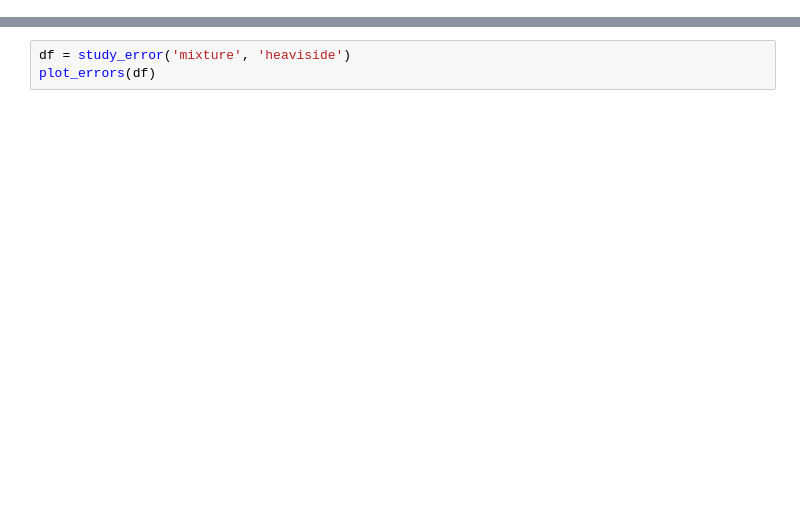
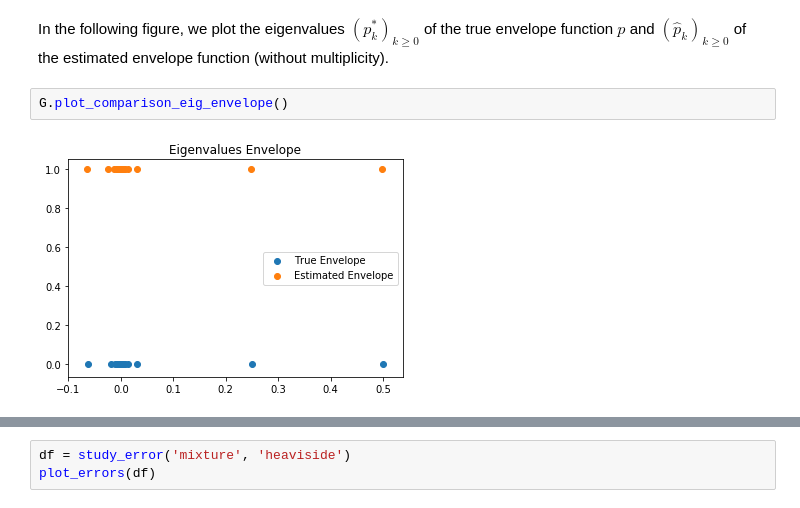
Before and after one commit to quentin-duchemin/Markovian-random-geometric-graph, a Jupyter notebook: Experiments.ipynb, the cells around one changed output, grey strips where cells are left out. Cells and saved outputs as stored; diff of their text form; blank space fills up the shorter version.

```diff
--- a/Experiments.ipynb
+++ b/Experiments.ipynb
@@ -7,0 +36,6 @@ import matplotlib.pyplot as plt
+# %% [markdown]
+In the following figure, we plot the eigenvalues $(p^*_k)_{k \geq 0}$ of the true envelope function $p$ and $(\hat{p}_k)_{k \geq 0}$ of the estimated envelope function (without multiplicity).
+# %%
+G.plot_comparison_eig_envelope()
+# %% [output]
+[figure, added]
```
Also changed, not shown: parts of 15 cells of this notebook, 15 other files.
